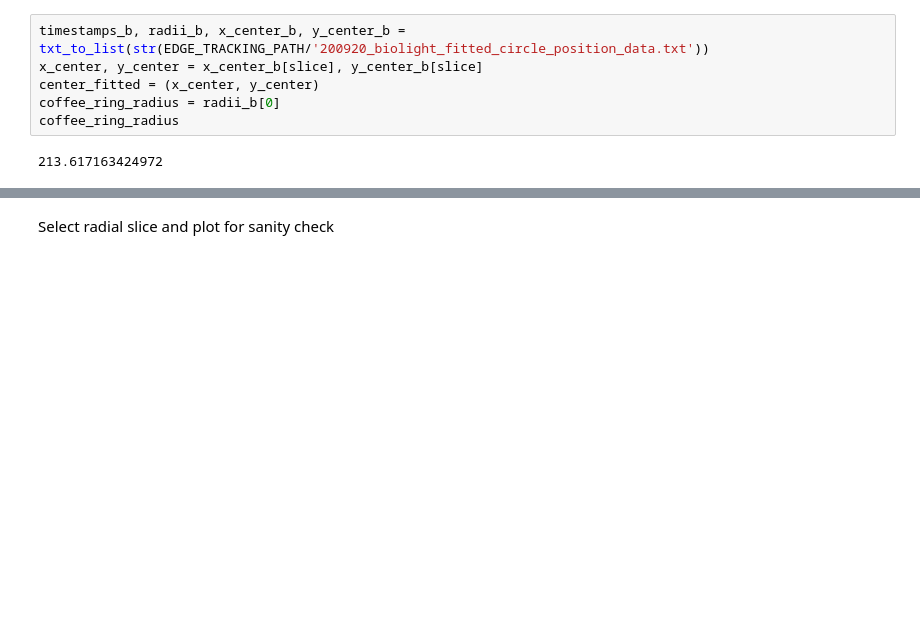
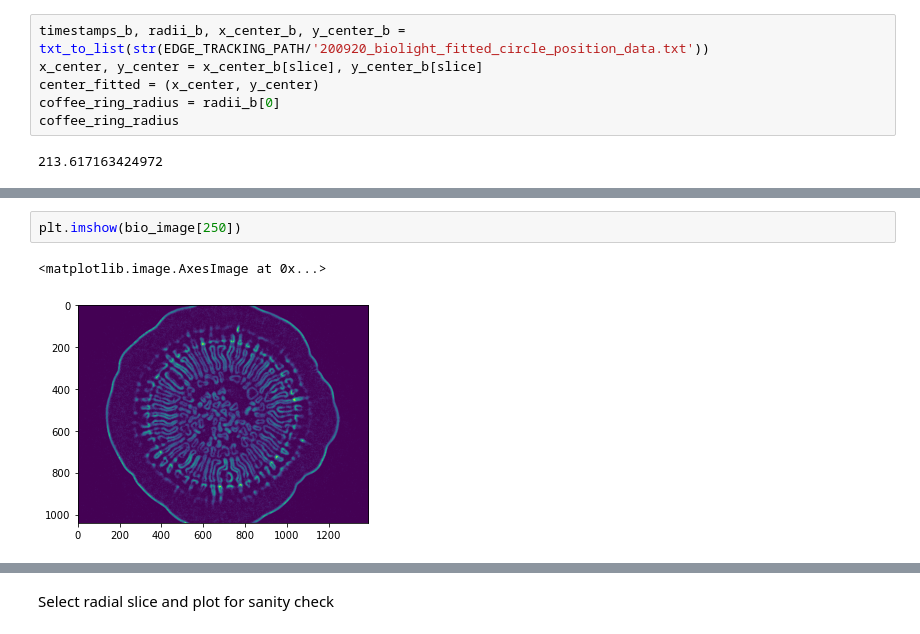
Before and after one commit to RadhikaGupta88/Biofilms, a Jupyter notebook: notebooks/3-radial_selections.ipynb, the cells around one changed output, grey strips where cells are left out. Drawn from its saved outputs; the diff is of its cells as text; blank space fills up the shorter version.

```diff
--- a/notebooks/3-radial_selections.ipynb
+++ b/notebooks/3-radial_selections.ipynb
@@ -39 +44,6 @@ coffee_ring_radius
+# %%
+plt.imshow(bio_image[250])
+# %% [output]
+<matplotlib.image.AxesImage at 0x...>
+[figure, added]
 # %%
```
Also changed, not shown: parts of 6 cells of this notebook, 2 other files.
